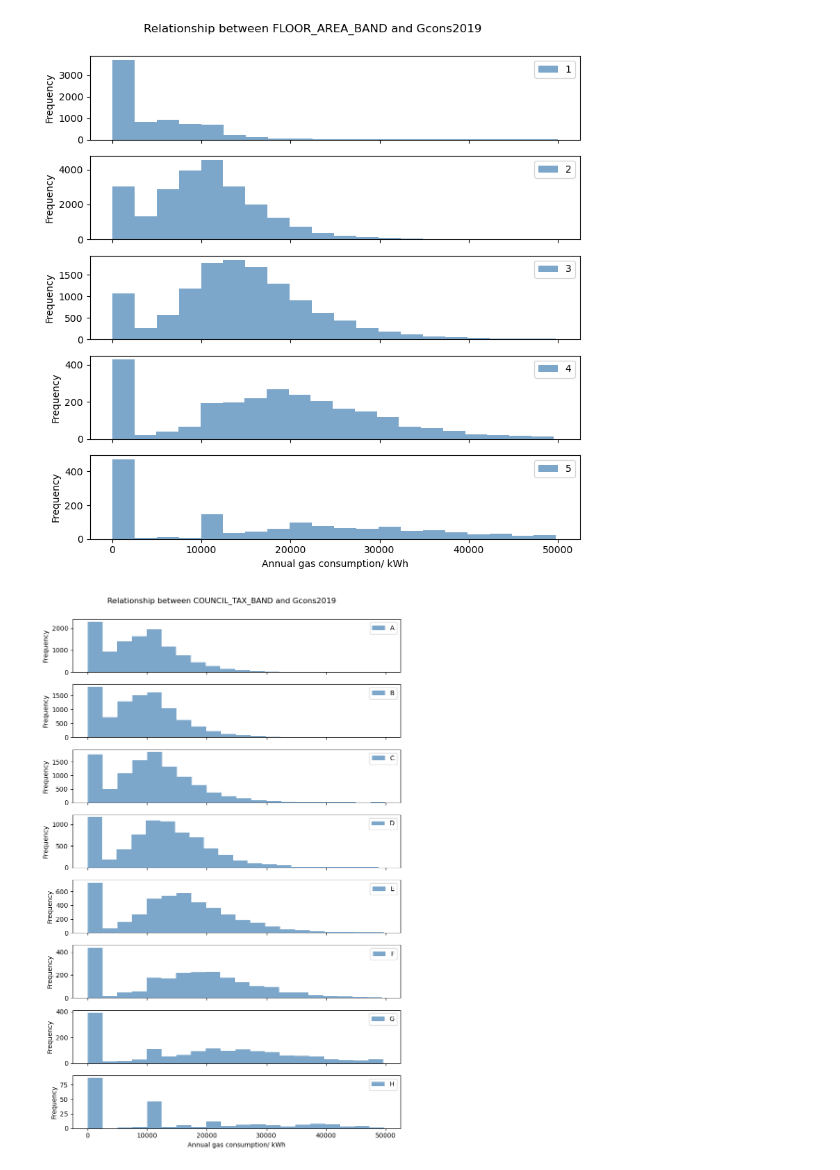
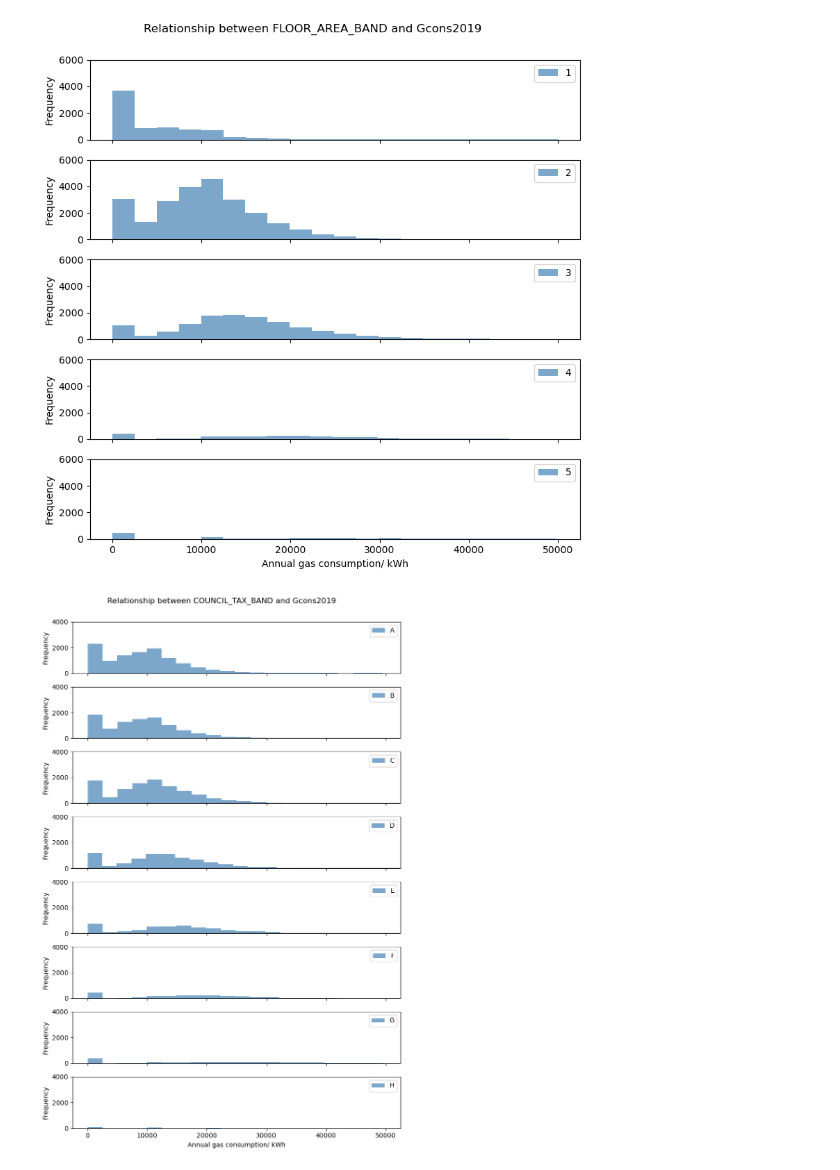
Before and after one commit to gordenleee/QM_Group_Work, a Jupyter notebook: Appropriate plots to illustrate the relationship between key fields/gcons relationship.ipynb, the cells around one changed output. Saved outputs shown, nothing was run; the diff lists cells and outputs as text; code cells hidden in the pictures.

```diff
--- a/Appropriate plots to illustrate the relationship between key fields/gcons relationship.ipynb
+++ b/Appropriate plots to illustrate the relationship between key fields/gcons relationship.ipynb
@@ -18,6 +18,9 @@ for prop_type, ax in zip(prop_types, axes):
     subset = data[data['PROP_TYPE'] == prop_type]
     subset['Gcons2019'].plot(kind='hist', bins=20, color='steelblue', alpha=0.7, ax=ax, label=prop_type)
 
+    # Set y-axis range for each subplot
+    ax.set_ylim(0, 6000)
+
     ax.legend()  # add legends for the small figures
 
 # set the title and axis labels
@@ -45,6 +48,9 @@ for prop_age_band, ax in zip(prop_age_bands, axes):
     subset = data[data['PROP_AGE_BAND'] == prop_age_band]
     subset['Gcons2019'].plot(kind='hist', bins=20, color='steelblue', alpha=0.7, ax=ax, label=prop_age_band)
 
+    # Set y-axis range for each subplot
+    ax.set_ylim(0, 4000)
+
     ax.legend()  # add legends for the small figures
 
 # set the title and axis labels
@@ -72,6 +78,9 @@ for floor_area_band, ax in zip(floor_area_bands, axes):
     subset = data[data['FLOOR_AREA_BAND'] == floor_area_band]
     subset['Gcons2019'].plot(kind='hist', bins=20, color='steelblue', alpha=0.7, ax=ax, label=floor_area_band)
 
+    # Set y-axis range for each subplot
+    ax.set_ylim(0, 6000)
+
     ax.legend()  # add legends for the small figures
 
 # set the title and axis labels
@@ -83,34 +92,37 @@ plt.ylabel("Frequency")
 plt.tight_layout()
 plt.show()
 # %% [output]
-[figure, old version]
+[figure, new version]
 # %%
 # select COUNCIL_TAX_BAND
 council_tax_bands = data['COUNCIL_TAX_BAND'].unique()
 
 # Sort COUNCIL_TAX_BAND in the desired order (A-H)
 council_tax_bands = sorted(council_tax_bands, key=lambda x: ord(x))
 
 # create plot
 fig, axes = plt.subplots(nrows=len(council_tax_bands), ncols=1, figsize=(8, 12), sharex=True)
 
 # histograms
 for council_tax_band, ax in zip(council_tax_bands, axes):
     subset = data[data['COUNCIL_TAX_BAND'] == council_tax_band]
     subset['Gcons2019'].plot(kind='hist', bins=20, color='steelblue', alpha=0.7, ax=ax, label=council_tax_band)
 
+    # Set y-axis range for each subplot
+    ax.set_ylim(0, 4000)
+
     ax.legend()  # add legends for the small figures
 
 # set the title and axis labels
 plt.suptitle("Relationship between COUNCIL_TAX_BAND and Gcons2019", y=1)
 plt.xlabel("Annual gas consumption/ kWh")
 plt.ylabel("Frequency")
 
 # adjust the layout
 plt.tight_layout()
 plt.show()
 # %% [output]
-[figure, old version]
+[figure, new version]
 # %%
 # select IMD_BAND_ENG
 imd_bands = data['IMD_BAND_ENG'].unique()
```
Also changed, not shown: parts of 16 cells of this notebook.
